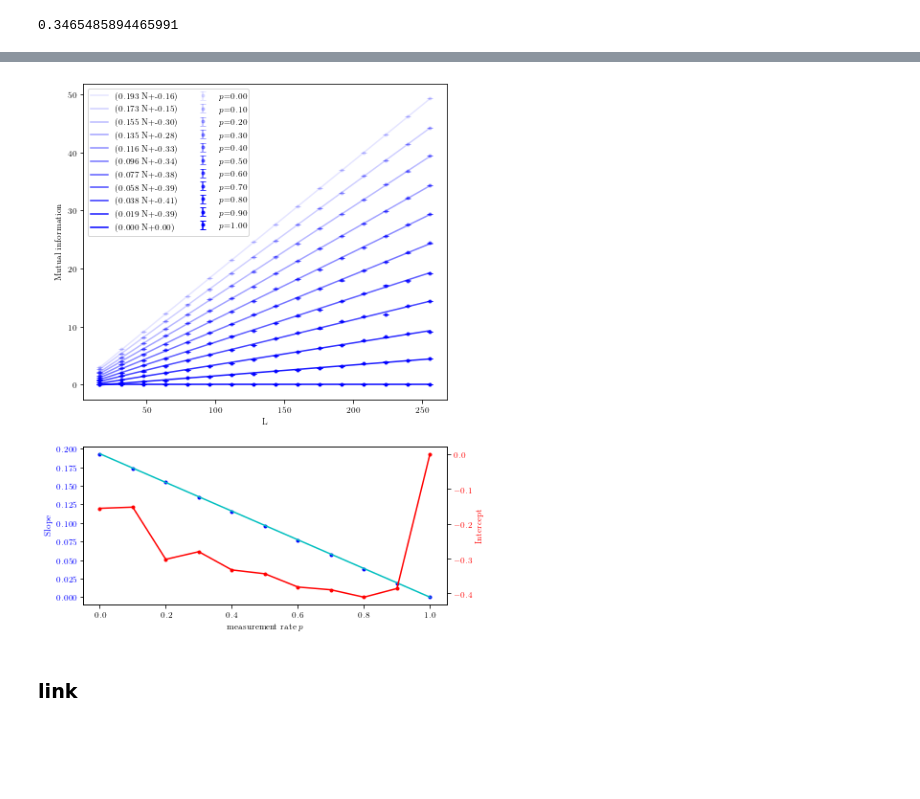
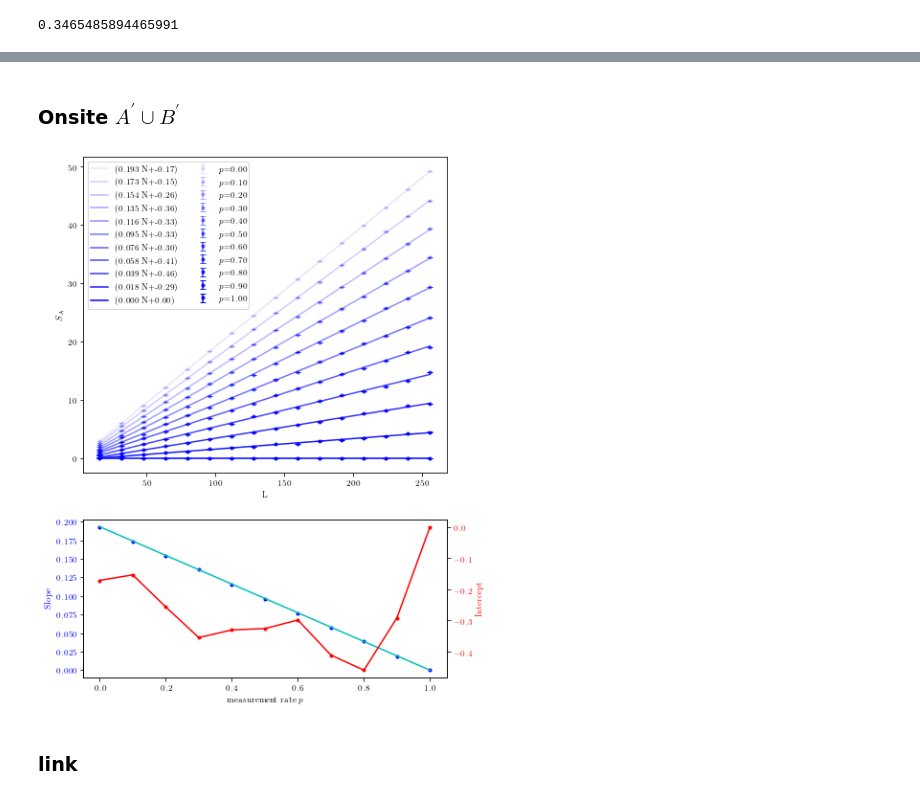
Before and after one commit to hainingpan/SPT, a Jupyter notebook: test_SYK.ipynb, the cells around one changed output, grey strips where cells are left out. Drawn from its saved outputs; the diff is of its cells as text; code cells hidden in the pictures; blank space fills up the shorter version.

```diff
--- a/test_SYK.ipynb
+++ b/test_SYK.ipynb
@@ -974,8 +976,9 @@ ax.legend()
 ### onsite
 # %%
 es=100
-L_list=np.arange(16,256+1,16)
-p_rate_list=np.arange(0,1.1,0.1)
+# L_list=np.arange(16,256+1,32)
+L_list=2**np.arange(3,8)
+p_rate_list=np.arange(0,1.001,0.01)
 MI_onsiterate_A_list=np.zeros((p_rate_list.shape[0],L_list.shape[0],es))
 LN_onsiterate_A_list=np.zeros((p_rate_list.shape[0],L_list.shape[0],es))
 S_A_onsiterate_A_list=np.zeros((p_rate_list.shape[0],L_list.shape[0],es))
@@ -992,7 +995,8 @@ def run(p):
     proj_range=proj[proj_range_bool==1]
     params.measure_all_Born(proj_range=proj_range)
     S_A=params.von_Neumann_entropy_m(sub_A)
-    S_B=params.von_Neumann_entropy_m(sub_B)
+    # S_B=params.von_Neumann_entropy_m(sub_B)
+    S_B=S_A
     proj_num=proj_range.shape[0]/L
     return proj_num,S_A,S_B
 for p_rate_i,p_rate in enumerate(p_rate_list):
@@ -1037,3 +1041,28 @@ func(.5,0.0001)/2
 # %%
 p_analy_list=np.linspace(0.001,1,20)
 MI_slope_analy_list=[func(1/2,.5/(1-p*.5))/2 for p in p_analy_list]
+# %%
+fig,axs=plt.subplots(1,1,figsize=(6.8,5))
+ax=axs
+lr_MI={}
+for p_rate_i,p_rate in enumerate(p_rate_list):
+    # ax.errorbar(L_list,S_A_onsiterate_A_list[p_rate_i].mean(axis=1),S_A_onsiterate_A_list[p_rate_i].std(axis=1)/es,fmt='.',capsize=3,label='$p$={:.2f}'.format(p_rate),color='b',alpha=p_rate*.9+0.1)
+    lr_MI[p_rate]=scipy.stats.linregress(L_list,S_A_onsiterate_A_list[p_rate_i].mean(axis=1))
+    # ax.plot(L_list,lr_MI[p_rate].slope*L_list+lr_MI[p_rate].intercept,color='b',alpha=p_rate*.9+0.1,label='({:.3f} N+{:.2f})'.format(lr_MI[p_rate].slope,lr_MI[p_rate].intercept))
+
+# ax.set_xlabel('L')
+# ax.set_ylabel('$S_A$')
+# ax.legend(loc=2,ncol=2)
+
+# ax=axs[1]
+ax.plot(p_rate_list,[lr_MI[p_rate].slope for p_rate in p_rate_list],'.b')
+ax.plot(p_analy_list,MI_slope_analy_list,'c')
+ax.set_xlabel('measurement rate $p$')
+ax.set_ylabel('Slope',color='b')
+ax.tick_params(axis='y', labelcolor='b')
+ax2=ax.twinx()
+ax2.set_ylabel('Intercept',color='r')
+ax2.tick_params(axis='y', labelcolor='r')
+ax2.plot(p_rate_list,[lr_MI[p_rate].intercept for p_rate in p_rate_list],'.-r')
+
+# fig.savefig('/mnt/d/kitp/Rp_SPT/12/S_A_onsiterate_A_SYK.pdf')
@@ -1040,3 +1072,5 @@ MI_slope_analy_list=[func(1/2,.5/(1-p*.5))/2 for p in p_analy_list]
+# %% [markdown]
+### Onsite $A^\prime \cup B^\prime$
 # %%
 es=100
 L_list=np.arange(16,256+1,16)
@@ -1071,30 +1105,30 @@ for p_rate_i,p_rate in enumerate(p_rate_list):
 # %%
 fig,axs=plt.subplots(2,1,figsize=(6.8,10),gridspec_kw=dict(height_ratios=[2,1]))
 ax=axs[0]
 lr_MI={}
 for p_rate_i,p_rate in enumerate(p_rate_list):
     ax.errorbar(L_list,S_A_onsiterate_AB_list[p_rate_i].mean(axis=1),S_A_onsiterate_AB_list[p_rate_i].std(axis=1)/es,fmt='.',capsize=3,label='$p$={:.2f}'.format(p_rate),color='b',alpha=p_rate*.9+0.1)
     lr_MI[p_rate]=scipy.stats.linregress(L_list,S_A_onsiterate_AB_list[p_rate_i].mean(axis=1))
     ax.plot(L_list,lr_MI[p_rate].slope*L_list+lr_MI[p_rate].intercept,color='b',alpha=p_rate*.9+0.1,label='({:.3f} N+{:.2f})'.format(lr_MI[p_rate].slope,lr_MI[p_rate].intercept))
 
 ax.set_xlabel('L')
-ax.set_ylabel('S_A')
+ax.set_ylabel('$S_A$')
 ax.legend(loc=2,ncol=2)
 
 ax=axs[1]
 ax.plot(p_rate_list,[lr_MI[p_rate].slope for p_rate in p_rate_list],'.b')
 ax.plot(p_analy_list,MI_slope_analy_list,'c')
 ax.set_xlabel('measurement rate $p$')
 ax.set_ylabel('Slope',color='b')
 ax.tick_params(axis='y', labelcolor='b')
 ax2=ax.twinx()
 ax2.set_ylabel('Intercept',color='r')
 ax2.tick_params(axis='y', labelcolor='r')
 ax2.plot(p_rate_list,[lr_MI[p_rate].intercept for p_rate in p_rate_list],'.-r')
 
 fig.savefig('/mnt/d/kitp/Rp_SPT/12/S_A_onsiterate_AB_SYK.pdf')
 # %% [output]
-[figure, old version]
+[figure, new version]
 # %%
 p_analy_list=np.linspace(0.001,1,20)
 MI_slope_analy_list=[func(1/2,1/2)*(0.5-.5*p) for p in p_analy_list]
```
Also changed, not shown: parts of 7 cells of this notebook, 3 other files.
